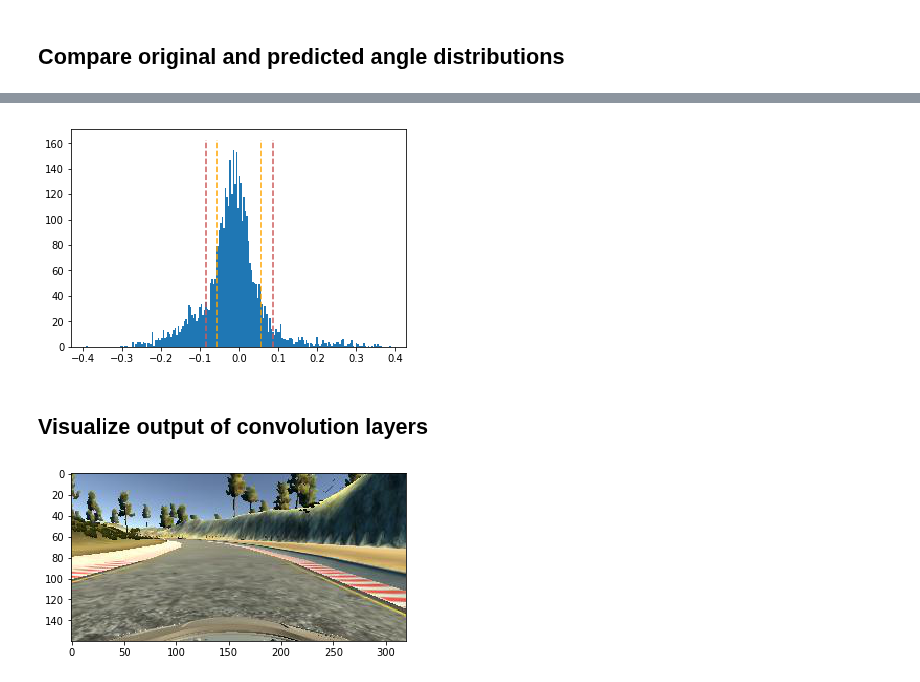
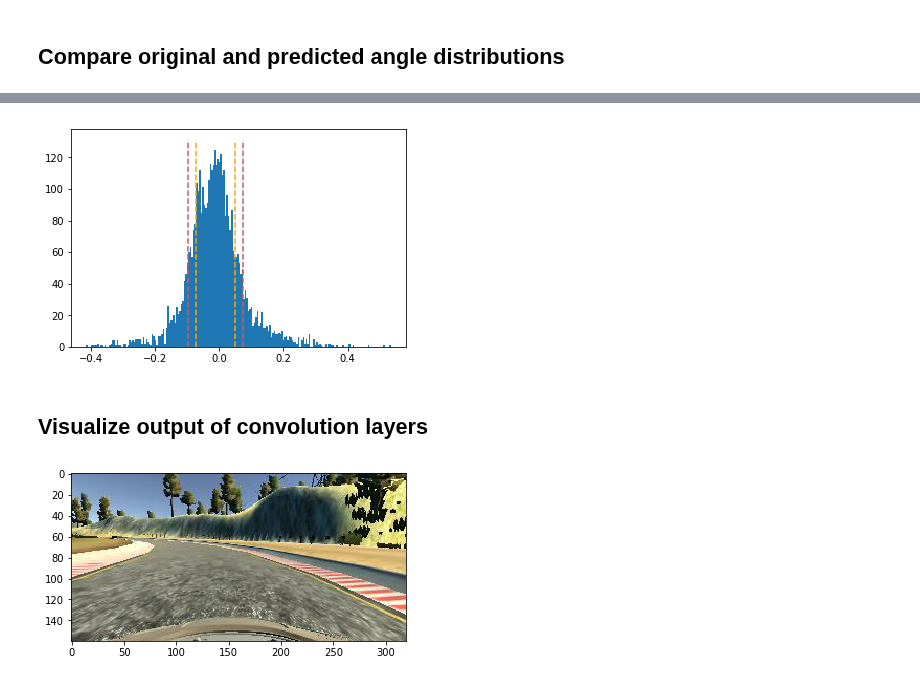
Before and after one commit to koulakis/CarND-Behavioral-Cloning-P3, a Jupyter notebook: clone.ipynb, the cells around one changed output, grey strips where cells are left out. Cells and saved outputs as stored; diff of their text form; code cells hidden in the pictures.

```diff
--- a/clone.ipynb
+++ b/clone.ipynb
@@ -34,8 +36,8 @@ IMAGE_DIRECTORIES = [
     '2_rounds_for_testing',
     '3_more_fw_rounds',
     '3_more_bw_rounds',
-#     'driving_on_the_edge_fw_left',
-#     'driving_on_the_edge_fw_right',
+    ('driving_on_the_edge_fw_left', 0.15),
+    ('driving_on_the_edge_fw_right', -0.15),
 #     '6_fw',
 #     '6_bw',
 #     '3_bw_hard',
@@ -225,16 +231,16 @@ Wall time: 1.72 s
 # %%
 plt.hist(predictions, bins=200)
 ylim = plt.ylim()
 predictions_mean = predictions.mean()
 
-plt.vlines(test_rmse - predictions_mean, *ylim, color='orange', linestyle='--')
-plt.vlines(-test_rmse - predictions_mean, *ylim, color='orange', linestyle='--')
-plt.vlines(std - predictions_mean, *ylim, color='indianred', linestyle='--')
-plt.vlines(-std - predictions_mean, *ylim, color='indianred', linestyle='--')
+plt.vlines(test_rmse + predictions_mean, *ylim, color='orange', linestyle='--')
+plt.vlines(-test_rmse + predictions_mean, *ylim, color='orange', linestyle='--')
+plt.vlines(test_std + predictions_mean, *ylim, color='indianred', linestyle='--')
+plt.vlines(-test_std + predictions_mean, *ylim, color='indianred', linestyle='--')
 
 plt.show()
 # %% [output]
-[figure, old version]
+[figure, new version]
 # %% [markdown]
 ## Visualize output of convolution layers
 # %%
@@ -248,7 +254,7 @@ test_image = test_images[0]
 plt.imshow(test_image)
 plt.show()
 # %% [output]
-[figure, old version]
+[figure, new version]
 # %%
 plot_layers(test_image, evaluation_functions, layer_names)
 # %% [output]
```
Also changed, not shown: parts of 13 cells of this notebook, 1 other file.
